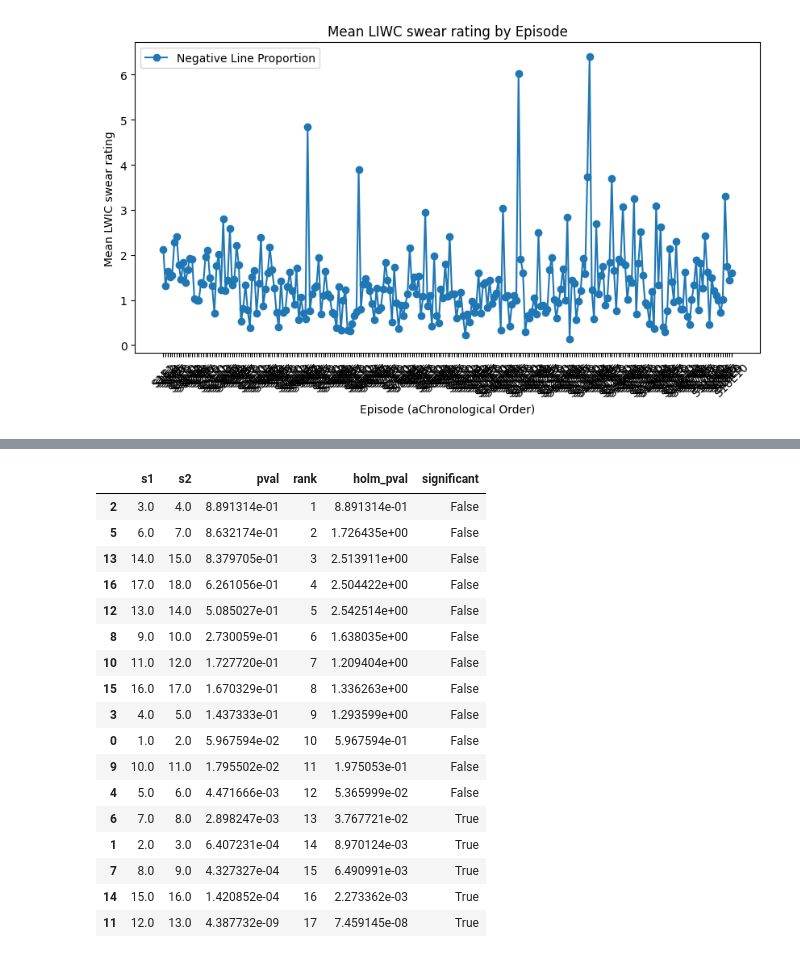
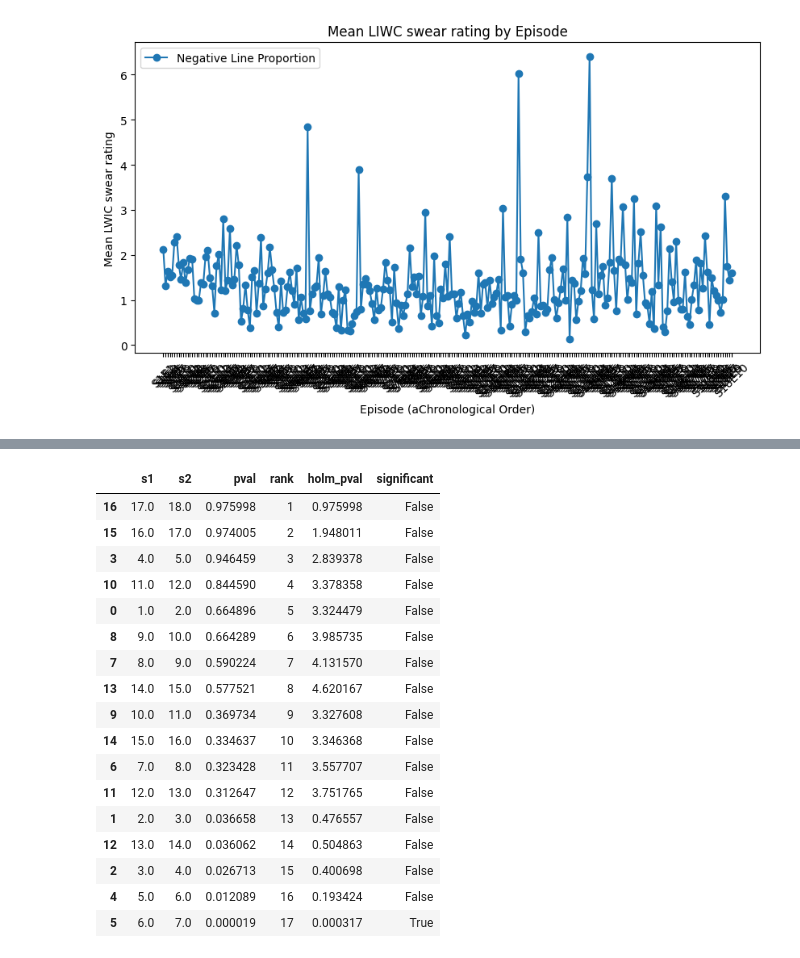
Before and after one commit to lizardylizzy/math90-southpark, a Jupyter notebook: liwc/liwc_analysis.ipynb, the cells around one changed output, grey strips where cells are left out. Saved outputs shown, nothing was run; the diff lists cells and outputs as text; code cells hidden in the pictures.

```diff
--- a/liwc/liwc_analysis.ipynb
+++ b/liwc/liwc_analysis.ipynb
@@ -32 +78,29 @@ Index(['Season', 'Episode', 'Character', 'Line', 'Segment', 'WC', 'Analytic',
+# %%
+# basic processing SP
+df_liwc_sp = df_liwc_sp[df_liwc_sp["Episode"] != "Episode"]
+df_liwc_sp = df_liwc_sp[df_liwc_sp["Season"] != "Season"]
+
+df_liwc_sp = df_liwc_sp[~df_liwc_sp['Line'].isna()]
+df_liwc_sp['Episode'] = df_liwc_sp['Episode'].astype(int)
+df_liwc_sp['Season'] = df_liwc_sp['Season'].astype(int)
+
+# remove lines that are <= 3 words (following same filtering as classification analysis)
+df_liwc_sp['split_line'] = df_liwc_sp['Line'].str.split().apply(lambda x: [word for word in x if word.strip() != ""])
+df_liwc_sp['line_len'] = df_liwc_sp['split_line'].apply(len)
+df_liwc_sp = df_liwc_sp[df_liwc_sp['line_len'] > 3]
+
+# basic processing FG
+df_liwc_fg = df_liwc_fg[df_liwc_fg["Episode"] != "Episode"]
+df_liwc_fg = df_liwc_fg[df_liwc_fg["Season"] != "Season"]
+df_liwc_fg = df_liwc_fg[~df_liwc_fg['Line'].isna()]
+df_liwc_fg['Episode'] = df_liwc_fg['Episode'].astype(int)
+df_liwc_fg['Season'] = df_liwc_fg['Season'].astype(int)
+
+# remove lines that are <= 3 words (following same filtering as classification analysis)
+df_liwc_fg['split_line'] = df_liwc_fg['Line'].str.split().apply(lambda x: [word for word in x if word.strip() != ""])
+df_liwc_fg['line_len'] = df_liwc_fg['split_line'].apply(len)
+df_liwc_fg = df_liwc_fg[df_liwc_fg['line_len'] > 3]
+
+df_liwc_fg.to_csv("fg_all_liwc.csv")
+df_liwc_sp.to_csv("sp_all_liwc.csv")
 # %%
@@ -148,45 +250,49 @@ Kruskal  Season     17  199.055896  4.432051e-33
 # %%
+# want to know which seasons are most statistically different for SOUTH PARK
+
 # Data is not normally distributed and can't be easily sorted into 0/1 categories: use Mann-Whitney U
 def mwu_test(df, metric, s1, s2):
     s1_data = df.loc[df["Season"] == s1, metric]
     s2_data = df.loc[df["Season"] == s2, metric]
     test = pg.mwu(s1_data, s2_data)
     return test["p-val"].iloc[0]
 
 def compare_consecutive_means(df, metric):
     pvals = pd.DataFrame({"s1": [], "s2": [], "pval": []})
 
     # get mwu tests for every consecutive season pair
     for i in range (1, len(df["Season"].unique())):
         pval = mwu_test(df, metric, i, i+1)
         pvals.loc[len(pvals)] = [i, i+1, pval]
 
     # apply holm correction
     pvals = pvals.sort_values(by = "pval", ascending = False)
     pvals["rank"] = range(1, len(pvals)+1)
     pvals["holm_pval"] = pvals["pval"] * pvals["rank"]
     pvals["significant"] = pvals["holm_pval"]< 0.05
 
     return pvals
 
-pvals = compare_consecutive_means(df_liwc, "swear")
-pvals
+pvals_swear = compare_consecutive_means(df_liwc_sp, "swear")
+pvals_sexual = compare_consecutive_means(df_liwc_sp, "sexual")
+pvals_politics = compare_consecutive_means(df_liwc_sp, "Politics_Direction")
+pvals_politics
 # %% [output]
 |  | s1 | s2 | pval | rank | holm_pval | significant |
-| 2 | 3.0 | 4.0 | 8.891314e-01 | 1 | 8.891314e-01 | False |
-| 5 | 6.0 | 7.0 | 8.632174e-01 | 2 | 1.726435e+00 | False |
-| 13 | 14.0 | 15.0 | 8.379705e-01 | 3 | 2.513911e+00 | False |
-| 16 | 17.0 | 18.0 | 6.261056e-01 | 4 | 2.504422e+00 | False |
-| 12 | 13.0 | 14.0 | 5.085027e-01 | 5 | 2.542514e+00 | False |
-| 8 | 9.0 | 10.0 | 2.730059e-01 | 6 | 1.638035e+00 | False |
-| 10 | 11.0 | 12.0 | 1.727720e-01 | 7 | 1.209404e+00 | False |
-| 15 | 16.0 | 17.0 | 1.670329e-01 | 8 | 1.336263e+00 | False |
-| 3 | 4.0 | 5.0 | 1.437333e-01 | 9 | 1.293599e+00 | False |
-| 0 | 1.0 | 2.0 | 5.967594e-02 | 10 | 5.967594e-01 | False |
-| 9 | 10.0 | 11.0 | 1.795502e-02 | 11 | 1.975053e-01 | False |
-| 4 | 5.0 | 6.0 | 4.471666e-03 | 12 | 5.365999e-02 | False |
-| 6 | 7.0 | 8.0 | 2.898247e-03 | 13 | 3.767721e-02 | True |
-| 1 | 2.0 | 3.0 | 6.407231e-04 | 14 | 8.970124e-03 | True |
-| 7 | 8.0 | 9.0 | 4.327327e-04 | 15 | 6.490991e-03 | True |
-| 14 | 15.0 | 16.0 | 1.420852e-04 | 16 | 2.273362e-03 | True |
-| 11 | 12.0 | 13.0 | 4.387732e-09 | 17 | 7.459145e-08 | True |
+| 16 | 17.0 | 18.0 | 0.975998 | 1 | 0.975998 | False |
+| 15 | 16.0 | 17.0 | 0.974005 | 2 | 1.948011 | False |
+| 3 | 4.0 | 5.0 | 0.946459 | 3 | 2.839378 | False |
+| 10 | 11.0 | 12.0 | 0.844590 | 4 | 3.378358 | False |
+| 0 | 1.0 | 2.0 | 0.664896 | 5 | 3.324479 | False |
+| 8 | 9.0 | 10.0 | 0.664289 | 6 | 3.985735 | False |
+| 7 | 8.0 | 9.0 | 0.590224 | 7 | 4.131570 | False |
+| 13 | 14.0 | 15.0 | 0.577521 | 8 | 4.620167 | False |
+| 9 | 10.0 | 11.0 | 0.369734 | 9 | 3.327608 | False |
+| 14 | 15.0 | 16.0 | 0.334637 | 10 | 3.346368 | False |
+| 6 | 7.0 | 8.0 | 0.323428 | 11 | 3.557707 | False |
+| 11 | 12.0 | 13.0 | 0.312647 | 12 | 3.751765 | False |
+| 1 | 2.0 | 3.0 | 0.036658 | 13 | 0.476557 | False |
+| 12 | 13.0 | 14.0 | 0.036062 | 14 | 0.504863 | False |
+| 2 | 3.0 | 4.0 | 0.026713 | 15 | 0.400698 | False |
+| 4 | 5.0 | 6.0 | 0.012089 | 16 | 0.193424 | False |
+| 5 | 6.0 | 7.0 | 0.000019 | 17 | 0.000317 | True |
```
Also changed, not shown: parts of 12 cells of this notebook, 50 other files.
